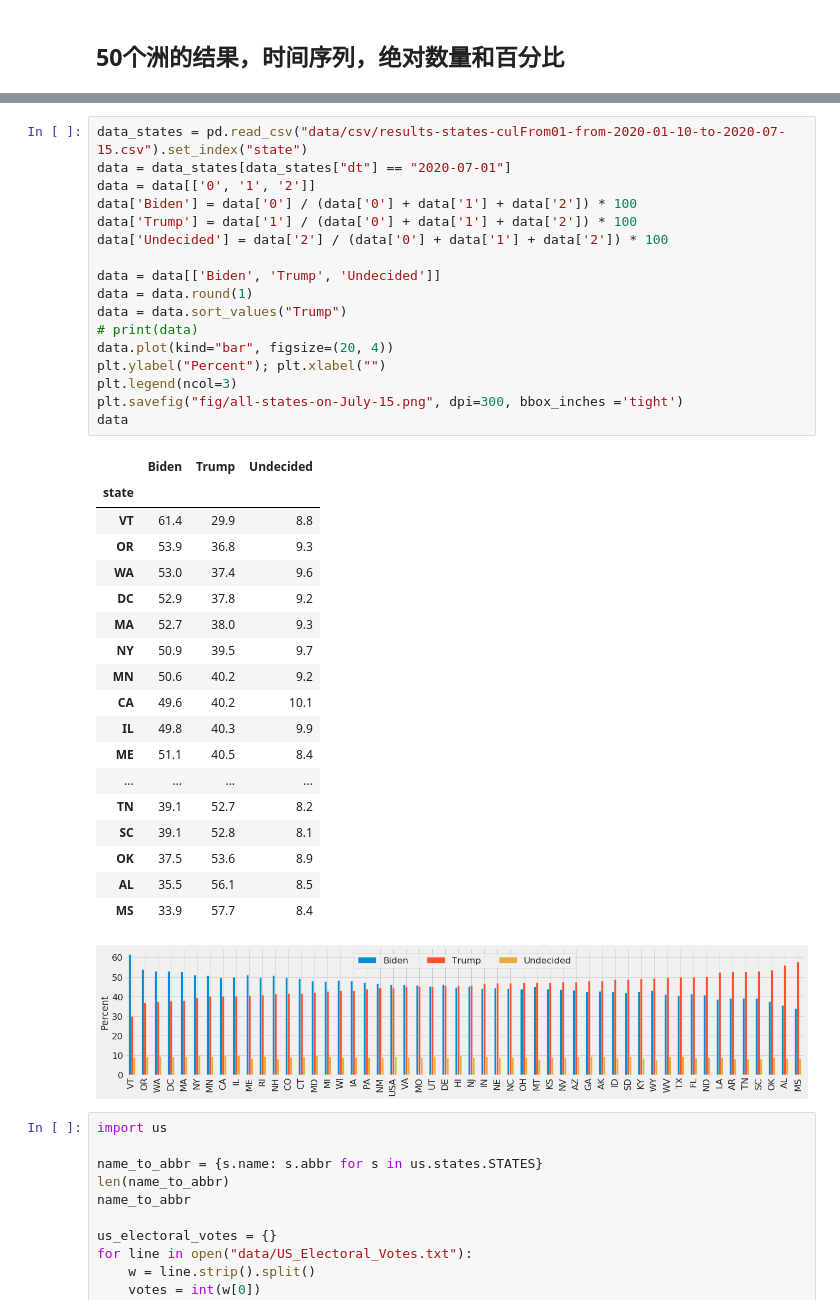
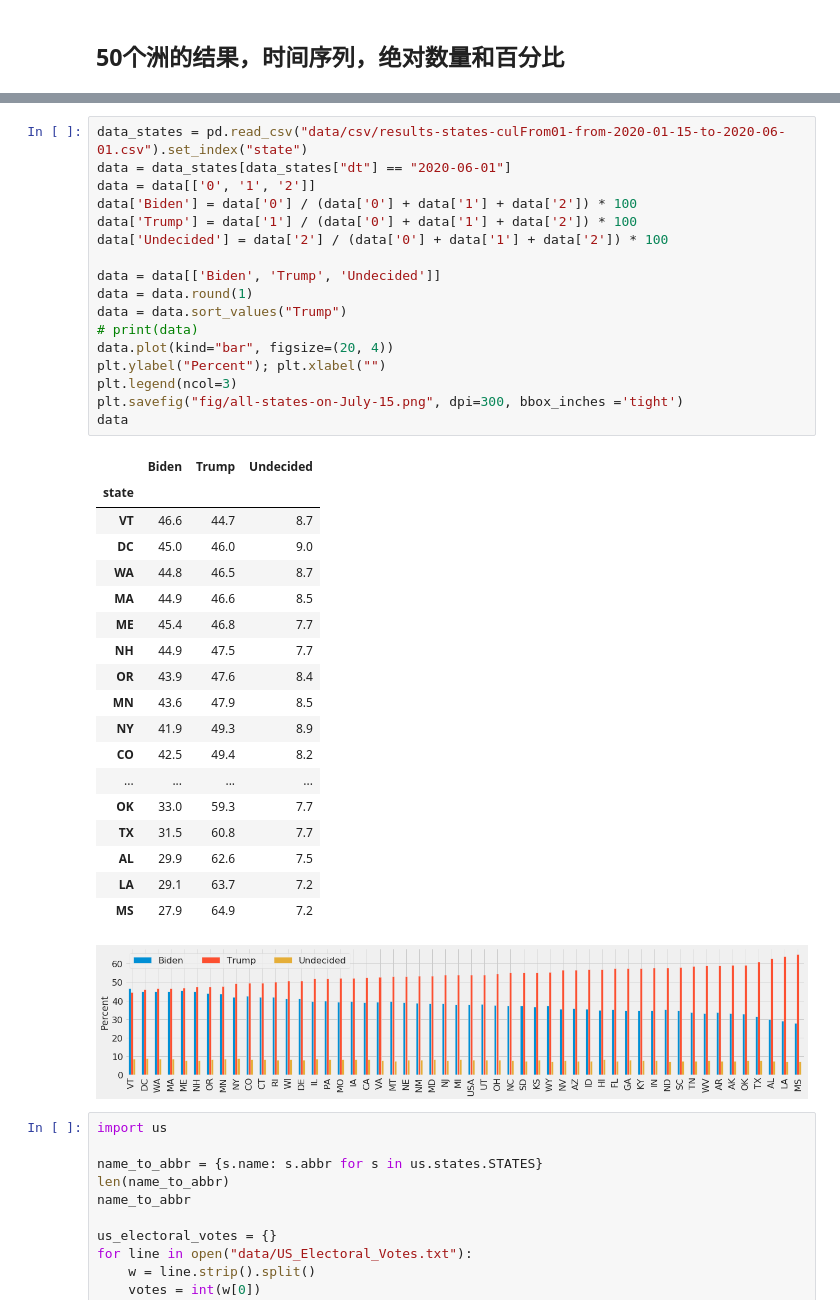
Before and after one commit to kayzhou/US_election, a Jupyter notebook: plots_paper.ipynb, the cells around one changed output, grey strips where cells are left out. Drawn from its saved outputs; the diff is of its cells as text.

```diff
--- a/plots_paper.ipynb
+++ b/plots_paper.ipynb
@@ -283,42 +283,42 @@ for state in tqdm(US_states):
     plt.close()
     # break
 # %%
-data_states = pd.read_csv("data/csv/results-states-culFrom01-from-2020-01-10-to-2020-07-15.csv").set_index("state")
-data = data_states[data_states["dt"] == "2020-07-01"]
+data_states = pd.read_csv("data/csv/results-states-culFrom01-from-2020-01-15-to-2020-06-01.csv").set_index("state")
+data = data_states[data_states["dt"] == "2020-06-01"]
 data = data[['0', '1', '2']]
 data['Biden'] = data['0'] / (data['0'] + data['1'] + data['2']) * 100
 data['Trump'] = data['1'] / (data['0'] + data['1'] + data['2']) * 100
 data['Undecided'] = data['2'] / (data['0'] + data['1'] + data['2']) * 100
 
 data = data[['Biden', 'Trump', 'Undecided']]
 data = data.round(1)
 data = data.sort_values("Trump")
 # print(data)
 data.plot(kind="bar", figsize=(20, 4))
 plt.ylabel("Percent"); plt.xlabel("")
 plt.legend(ncol=3)
 plt.savefig("fig/all-states-on-July-15.png", dpi=300, bbox_inches ='tight')
 data
 # %% [output]
 |  | Biden | Trump | Undecided |
 | state |  |  |  |
-| VT | 61.4 | 29.9 | 8.8 |
-| OR | 53.9 | 36.8 | 9.3 |
-| WA | 53.0 | 37.4 | 9.6 |
-| DC | 52.9 | 37.8 | 9.2 |
-| MA | 52.7 | 38.0 | 9.3 |
-| NY | 50.9 | 39.5 | 9.7 |
-| MN | 50.6 | 40.2 | 9.2 |
-| CA | 49.6 | 40.2 | 10.1 |
-| IL | 49.8 | 40.3 | 9.9 |
-| ME | 51.1 | 40.5 | 8.4 |
+| VT | 46.6 | 44.7 | 8.7 |
+| DC | 45.0 | 46.0 | 9.0 |
+| WA | 44.8 | 46.5 | 8.7 |
+| MA | 44.9 | 46.6 | 8.5 |
+| ME | 45.4 | 46.8 | 7.7 |
+| NH | 44.9 | 47.5 | 7.7 |
+| OR | 43.9 | 47.6 | 8.4 |
+| MN | 43.6 | 47.9 | 8.5 |
+| NY | 41.9 | 49.3 | 8.9 |
+| CO | 42.5 | 49.4 | 8.2 |
 | ... | ... | ... | ... |
-| TN | 39.1 | 52.7 | 8.2 |
-| SC | 39.1 | 52.8 | 8.1 |
-| OK | 37.5 | 53.6 | 8.9 |
-| AL | 35.5 | 56.1 | 8.5 |
-| MS | 33.9 | 57.7 | 8.4 |
+| OK | 33.0 | 59.3 | 7.7 |
+| TX | 31.5 | 60.8 | 7.7 |
+| AL | 29.9 | 62.6 | 7.5 |
+| LA | 29.1 | 63.7 | 7.2 |
+| MS | 27.9 | 64.9 | 7.2 |
-[figure, old version]
+[figure, new version]
 # %%
 import us
 
```
Also changed, not shown: parts of 7 cells of this notebook, 1 other file.
